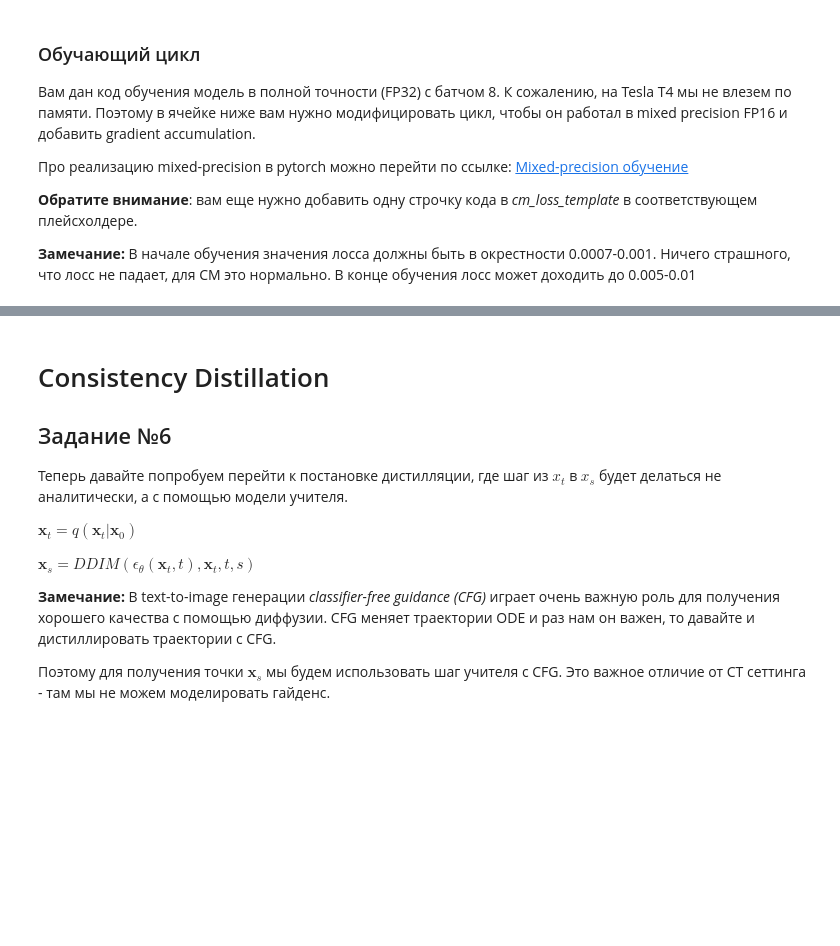
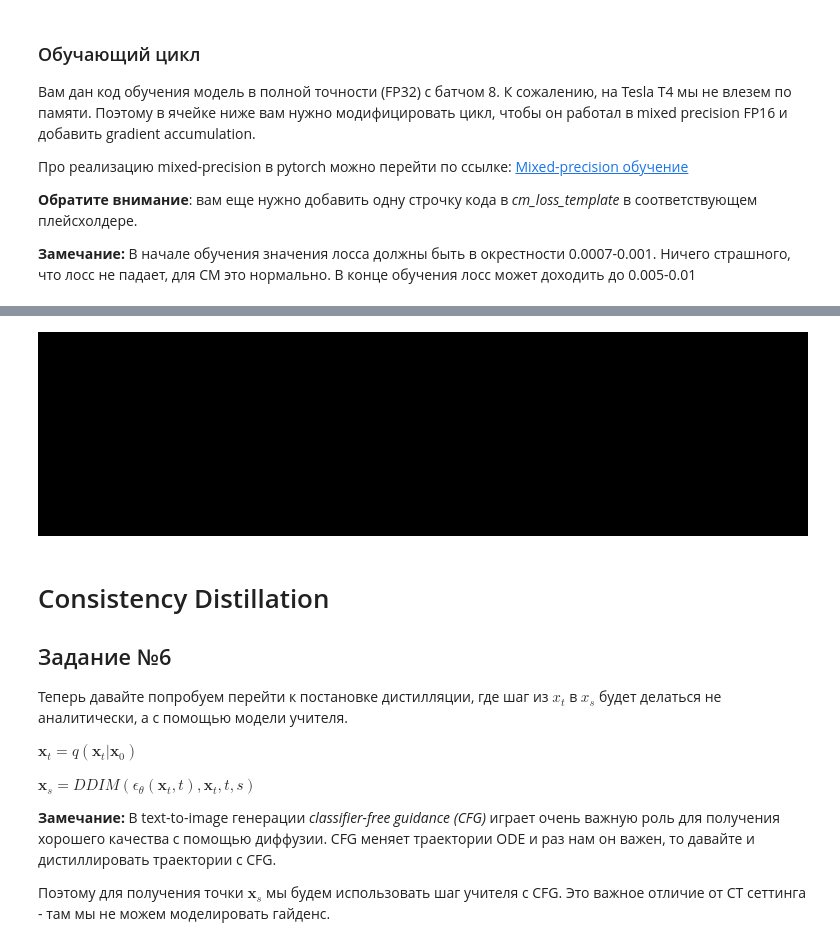
Before and after one commit to AxesAccess/CV_week, a Jupyter notebook: CV week_итоговое задание_consistency_models_empty.ipynb, the cells around one changed output, grey strips where cells are left out. Cells and saved outputs as stored; diff of their text form; code cells hidden in the pictures; blank space fills up the shorter version.

Commit message:
consistency_sampling() finally runs but black squares as a result

```diff
--- a/CV week_итоговое задание_consistency_models_empty.ipynb
+++ b/CV week_итоговое задание_consistency_models_empty.ipynb
@@ -832,4 +858,4 @@ def train_loop(model, pipe, train_dataloader, optimizer, loss_fn, num_grad_accum
 # %%
 num_grad_accum = 2  # обновляем параметры каждые 2 шага
 
-train_loop(cm_unet, pipe, train_dataloader, optimizer, ct_loss, num_grad_accum)
+# train_loop(cm_unet, pipe, train_dataloader, optimizer, ct_loss, num_grad_accum)
@@ -1039,0 +1088,20 @@ visualize_images(images)
+# %%
+pipe.unet = cm_unet.eval().to(torch.float16)
+assert cm_unet.active_adapter == "ct"
+
+generator = torch.Generator(device="cuda").manual_seed(1)
+guidance_scale = 3
+
+# Заменяем генерацию пайплайном на наше сэмплирование.
+images = consistency_sampling(
+    pipe=pipe,
+    prompt="A sad puppy with large eyes",
+    num_inference_steps=50,
+    generator=generator,
+    num_images_per_prompt=4,
+    guidance_scale=guidance_scale,
+)
+
+visualize_images(images)
+# %% [output]
+[figure, added]
```
Also changed, not shown: parts of 11 cells of this notebook.
